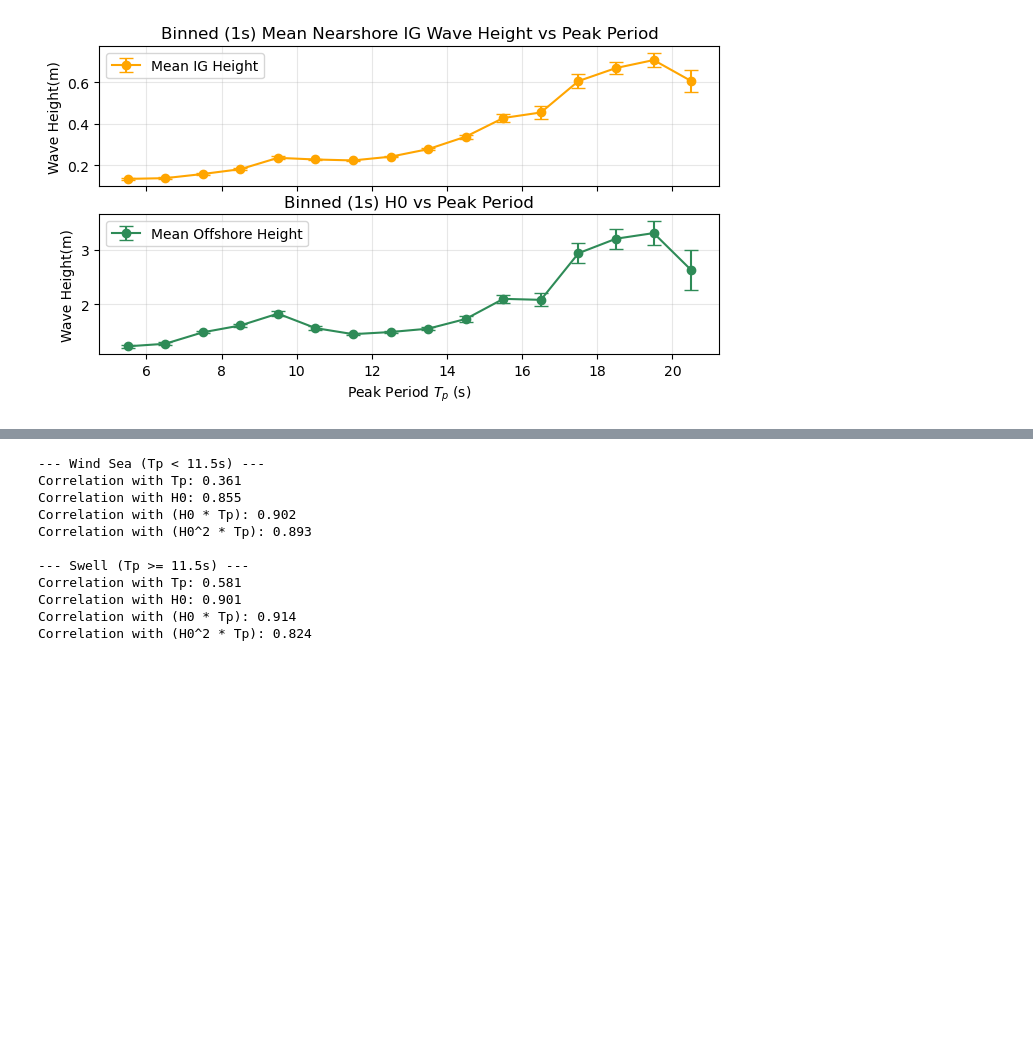
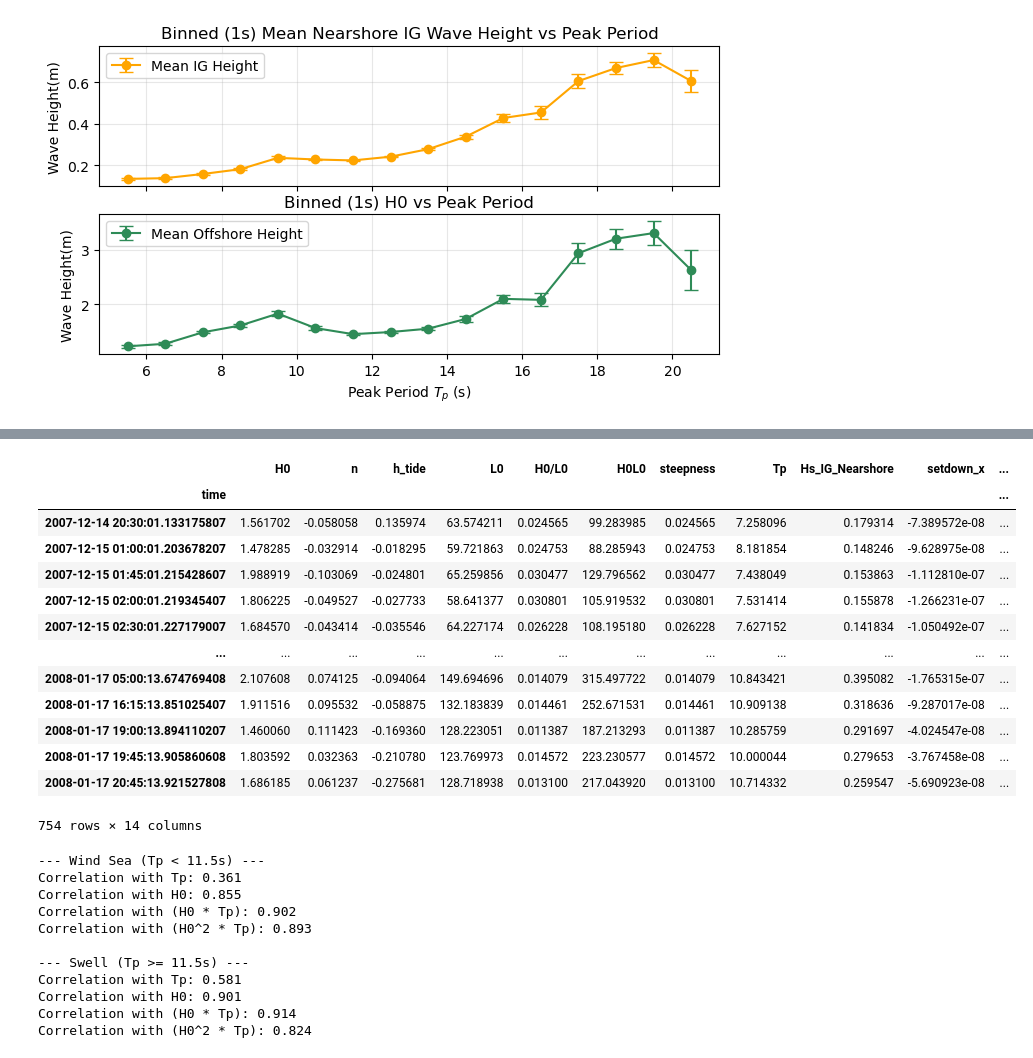
Before and after one commit to isidora-rojas/PILOT_Mokuleia, a Jupyter notebook: 2026_Mark_Meetings/2026-01-14.ipynb, the cells around one changed output, grey strips where cells are left out. Cells and saved outputs as stored; diff of their text form; code cells hidden in the pictures; blank space fills up the shorter version.

```diff
--- a/2026_Mark_Meetings/2026-01-14.ipynb
+++ b/2026_Mark_Meetings/2026-01-14.ipynb
@@ -72 +69,18 @@ fig.show()
+# %%
+wind_sea_raw
+# %% [output]
+|  | H0 | n | h_tide | L0 | H0/L0 | H0L0 | steepness | Tp | Hs_IG_Nearshore | setdown_x | ... |
+| time |  |  |  |  |  |  |  |  |  |  | ... |
+| 2007-12-14 20:30:01.133175807 | 1.561702 | -0.058058 | 0.135974 | 63.574211 | 0.024565 | 99.283985 | 0.024565 | 7.258096 | 0.179314 | -7.389572e-08 | ... |
+| 2007-12-15 01:00:01.203678207 | 1.478285 | -0.032914 | -0.018295 | 59.721863 | 0.024753 | 88.285943 | 0.024753 | 8.181854 | 0.148246 | -9.628975e-08 | ... |
+| 2007-12-15 01:45:01.215428607 | 1.988919 | -0.103069 | -0.024801 | 65.259856 | 0.030477 | 129.796562 | 0.030477 | 7.438049 | 0.153863 | -1.112810e-07 | ... |
+| 2007-12-15 02:00:01.219345407 | 1.806225 | -0.049527 | -0.027733 | 58.641377 | 0.030801 | 105.919532 | 0.030801 | 7.531414 | 0.155878 | -1.266231e-07 | ... |
+| 2007-12-15 02:30:01.227179007 | 1.684570 | -0.043414 | -0.035546 | 64.227174 | 0.026228 | 108.195180 | 0.026228 | 7.627152 | 0.141834 | -1.050492e-07 | ... |
+| ... | ... | ... | ... | ... | ... | ... | ... | ... | ... | ... | ... |
+| 2008-01-17 05:00:13.674769408 | 2.107608 | 0.074125 | -0.094064 | 149.694696 | 0.014079 | 315.497722 | 0.014079 | 10.843421 | 0.395082 | -1.765315e-07 | ... |
+| 2008-01-17 16:15:13.851025407 | 1.911516 | 0.095532 | -0.058875 | 132.183839 | 0.014461 | 252.671531 | 0.014461 | 10.909138 | 0.318636 | -9.287017e-08 | ... |
+| 2008-01-17 19:00:13.894110207 | 1.460060 | 0.111423 | -0.169360 | 128.223051 | 0.011387 | 187.213293 | 0.011387 | 10.285759 | 0.291697 | -4.024547e-08 | ... |
+| 2008-01-17 19:45:13.905860608 | 1.803592 | 0.032363 | -0.210780 | 123.769973 | 0.014572 | 223.230577 | 0.014572 | 10.000044 | 0.279653 | -3.767458e-08 | ... |
+| 2008-01-17 20:45:13.921527808 | 1.686185 | 0.061237 | -0.275681 | 128.718938 | 0.013100 | 217.043920 | 0.013100 | 10.714332 | 0.259547 | -5.690923e-08 | ... |
+754 rows × 14 columns
 # %%
```
Also changed, not shown: parts of 8 cells of this notebook.
